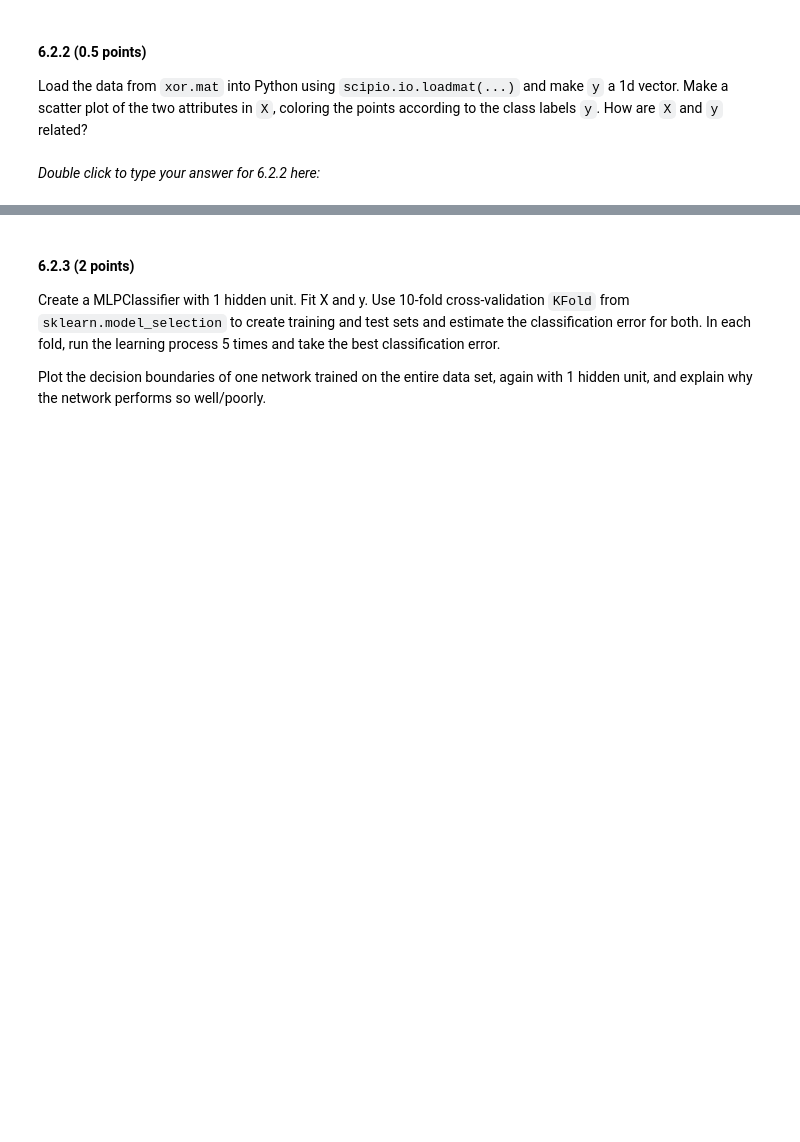
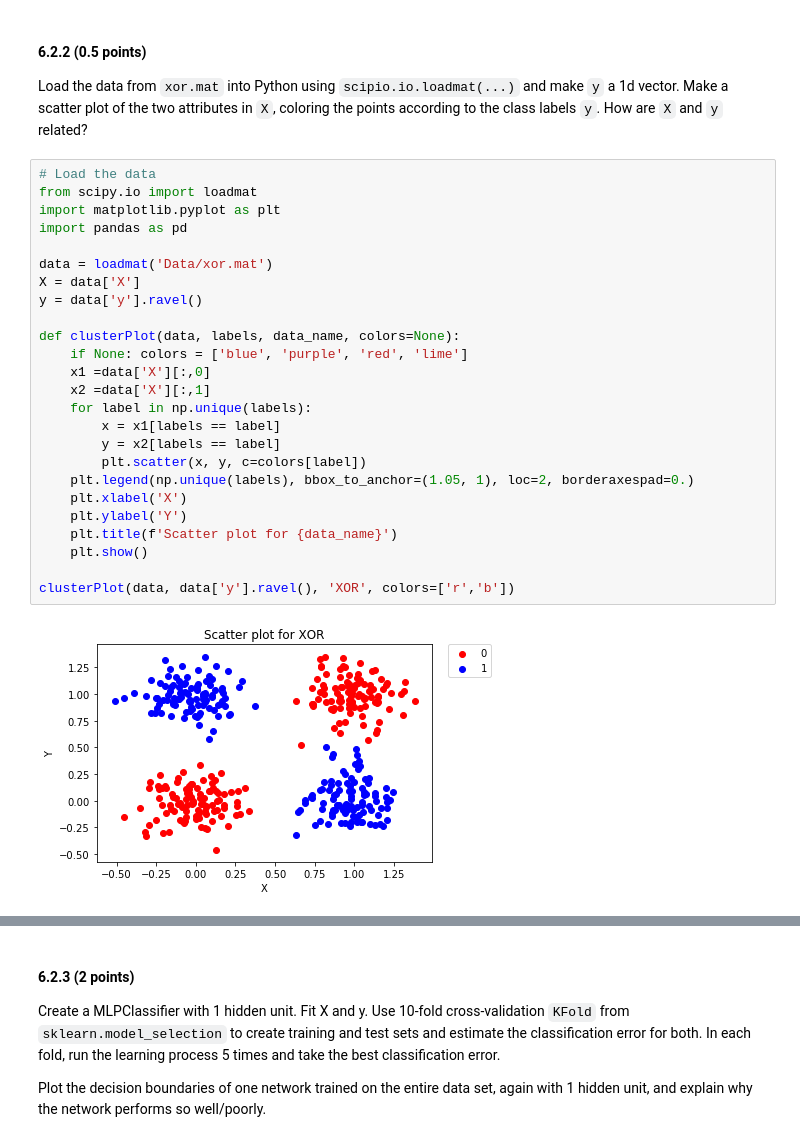
Before and after one commit to gabrielraya/Data-Mining, a Jupyter notebook: Assignment_6/Assignment_6.ipynb, the cells around one changed output, grey strips where cells are left out. Cells and saved outputs as stored; diff of their text form; blank space fills up the shorter version.

Commit message:
add answers for section 6.2 ANN

```diff
--- a/Assignment_6/Assignment_6.ipynb
+++ b/Assignment_6/Assignment_6.ipynb
@@ -308,5 +351,30 @@ Create a MLPClassifier with 1 hidden layer using the `lbfgs`solver and fit the d
 # %% [markdown]
 #### 6.2.2 (0.5 points)
 Load the data from `xor.mat` into Python using `scipio.io.loadmat(...)` and make `y` a 1d vector. Make a scatter plot of the two attributes in `X`, coloring the points according to the class labels `y`. How are `X` and `y` related?
-# %% [markdown]
-*Double click to type your answer for 6.2.2 here:*
+# %%
+# Load the data
+from scipy.io import loadmat
+import matplotlib.pyplot as plt
+import pandas as pd
+
+data = loadmat('Data/xor.mat')
+X = data['X']
+y = data['y'].ravel()
+
+def clusterPlot(data, labels, data_name, colors=None):
+    if None: colors = ['blue', 'purple', 'red', 'lime']
+    x1 =data['X'][:,0]
+    x2 =data['X'][:,1]
+    for label in np.unique(labels):
+        x = x1[labels == label]
+        y = x2[labels == label]
+        plt.scatter(x, y, c=colors[label])
+    plt.legend(np.unique(labels), bbox_to_anchor=(1.05, 1), loc=2, borderaxespad=0.)
+    plt.xlabel('X')
+    plt.ylabel('Y')
+    plt.title(f'Scatter plot for {data_name}')
+    plt.show()
+
+clusterPlot(data, data['y'].ravel(), 'XOR', colors=['r','b'])
+# %% [output]
+[figure, added]
```
Also changed, not shown: parts of 14 cells of this notebook.
